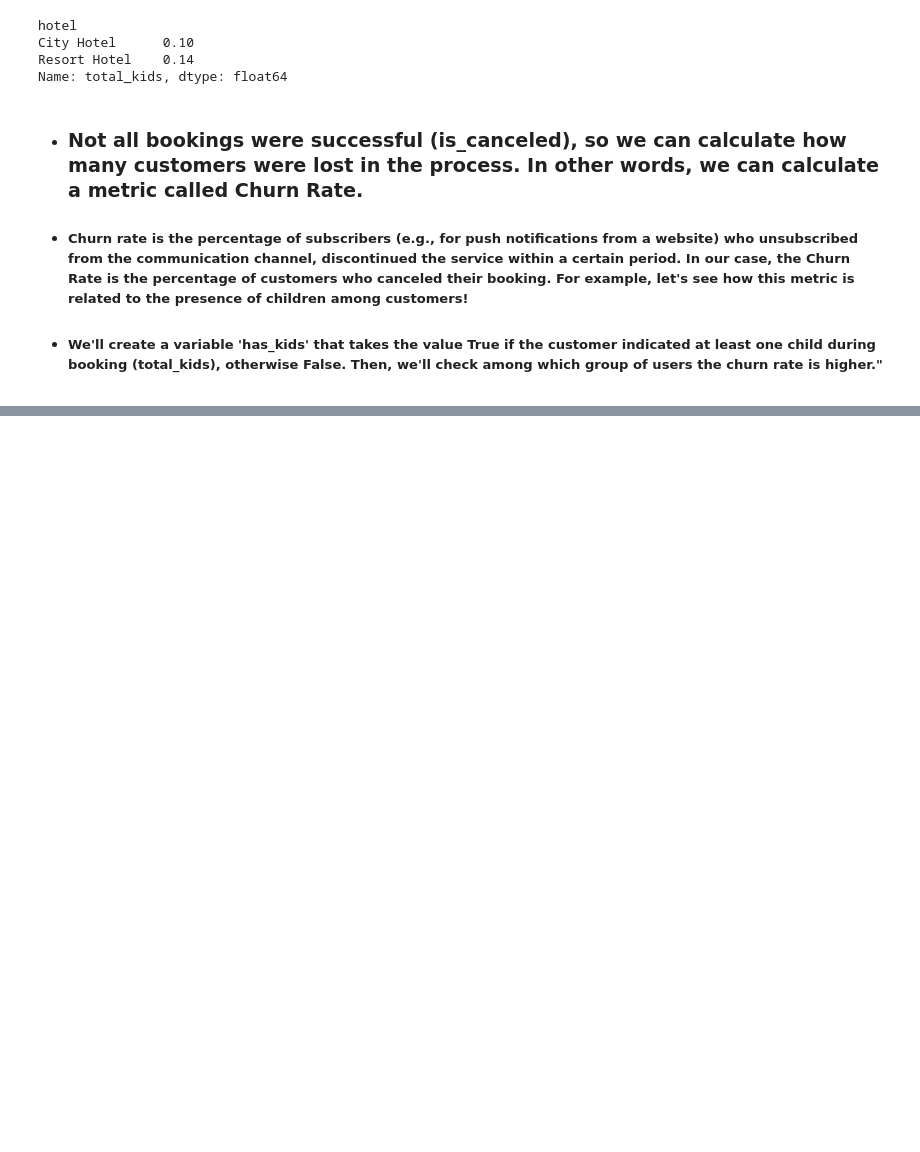
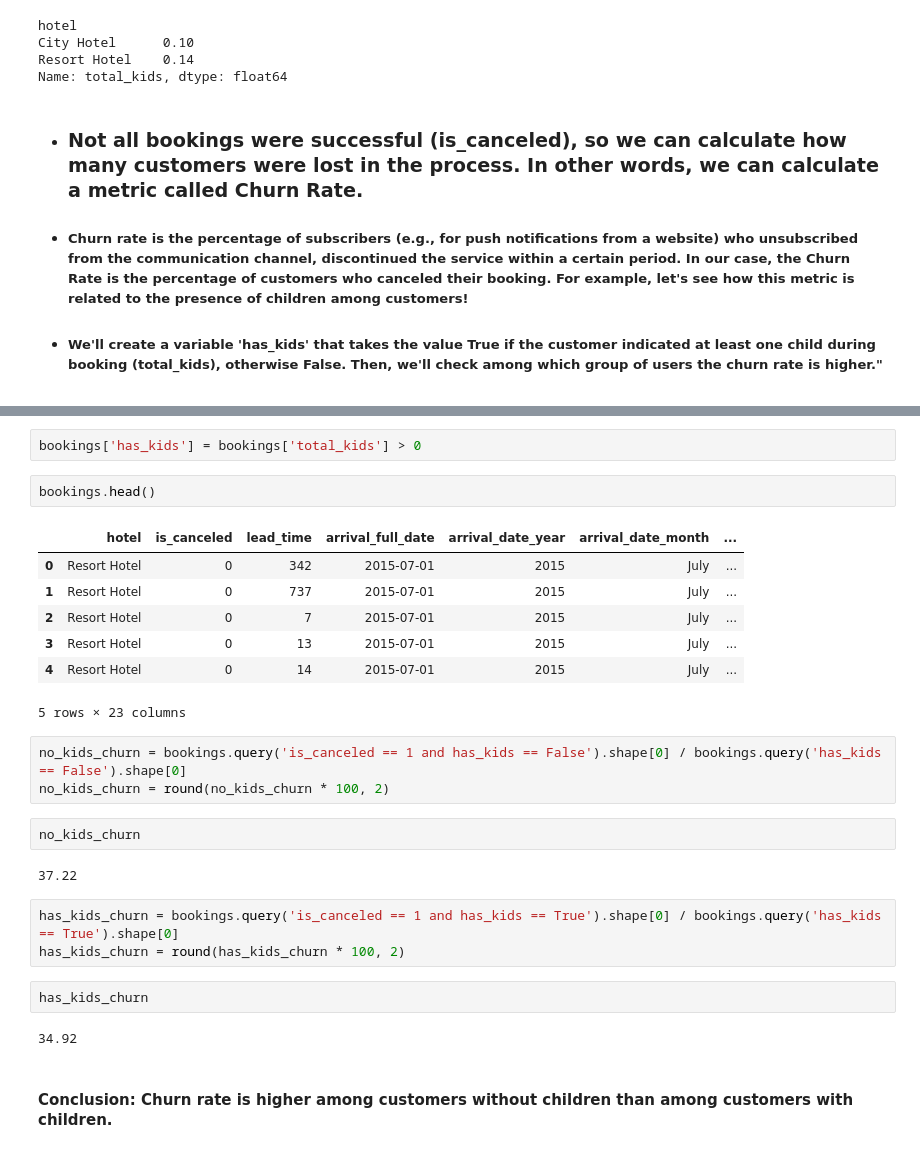
Before and after one commit to bugab0o/hotel_analysis, a Jupyter notebook: mini_project_hotel_analysis.ipynb, the cells around one changed output, grey strips where cells are left out. Drawn from its saved outputs; the diff is of its cells as text; blank space fills up the shorter version.

```diff
--- a/mini_project_hotel_analysis.ipynb
+++ b/mini_project_hotel_analysis.ipynb
@@ -221,0 +237,28 @@ Name: total_kids, dtype: float64
+# %%
+bookings['has_kids'] = bookings['total_kids'] > 0
+# %%
+bookings.head()
+# %% [output]
+|  | hotel | is_canceled | lead_time | arrival_full_date | arrival_date_year | arrival_date_month | ... |
+| 0 | Resort Hotel | 0 | 342 | 2015-07-01 | 2015 | July | ... |
+| 1 | Resort Hotel | 0 | 737 | 2015-07-01 | 2015 | July | ... |
+| 2 | Resort Hotel | 0 | 7 | 2015-07-01 | 2015 | July | ... |
+| 3 | Resort Hotel | 0 | 13 | 2015-07-01 | 2015 | July | ... |
+| 4 | Resort Hotel | 0 | 14 | 2015-07-01 | 2015 | July | ... |
+5 rows × 23 columns
+# %%
+no_kids_churn = bookings.query('is_canceled == 1 and has_kids == False').shape[0] / bookings.query('has_kids == False').shape[0]
+no_kids_churn = round(no_kids_churn * 100, 2)
+# %%
+no_kids_churn
+# %% [output]
+37.22
+# %%
+has_kids_churn = bookings.query('is_canceled == 1 and has_kids == True').shape[0] / bookings.query('has_kids == True').shape[0]
+has_kids_churn = round(has_kids_churn * 100, 2)
+# %%
+has_kids_churn
+# %% [output]
+34.92
+# %% [markdown]
+#### Conclusion: Churn rate is higher among customers without children than among customers with children.
```
Also changed, not shown: parts of 1 cell of this notebook.
